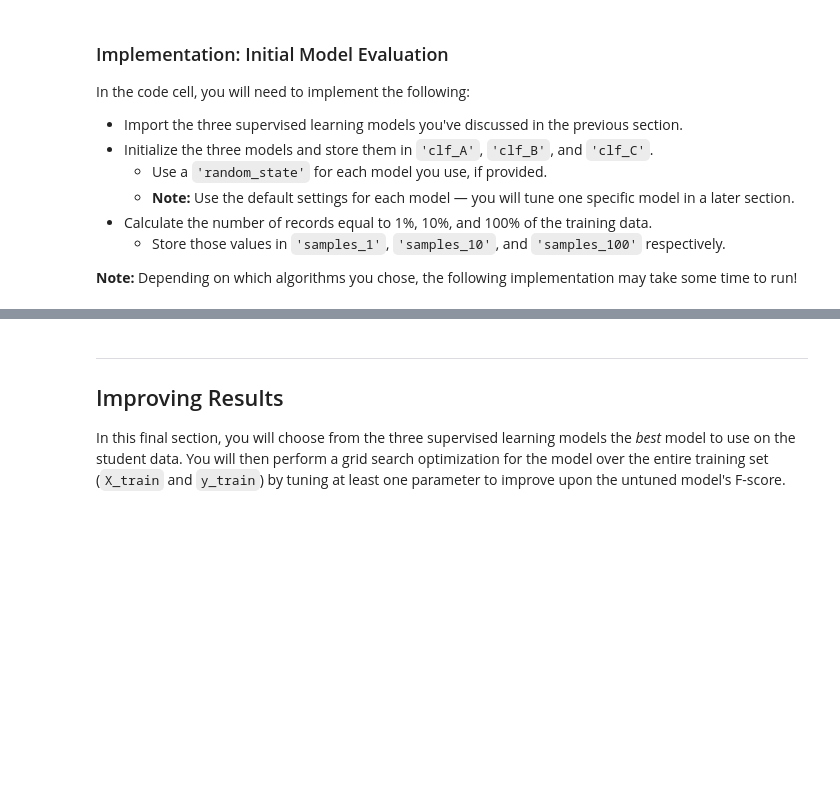
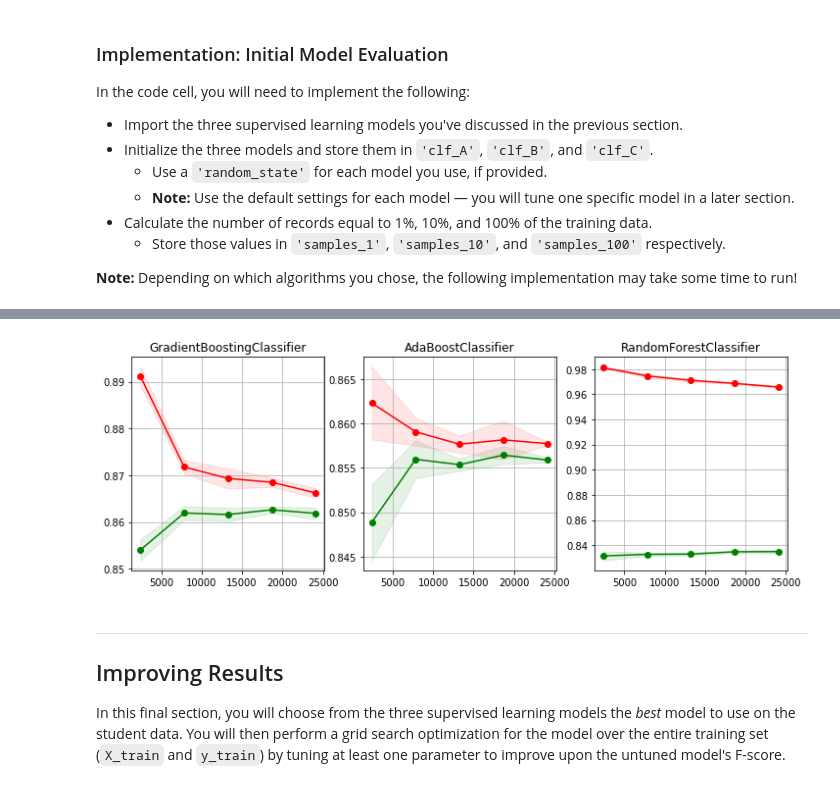
Before and after one commit to dexpota/udacity-machine-learning-introduction, a Jupyter notebook: projects/p1_finding_donors/finding_donors.ipynb, the cells around one changed output, grey strips where cells are left out. Saved outputs shown, nothing was run; the diff lists cells and outputs as text; code cells hidden in the pictures; blank space fills up the shorter version.

```diff
--- a/projects/p1_finding_donors/finding_donors.ipynb
+++ b/projects/p1_finding_donors/finding_donors.ipynb
@@ -425,3 +472,44 @@ SGDClassifier trained on 36177 samples.
+# %%
+import numpy as np
+import matplotlib.pyplot as plt
+from sklearn.naive_bayes import GaussianNB
+from sklearn.svm import SVC
+from sklearn.datasets import load_digits
+from sklearn.model_selection import learning_curve
+from sklearn.model_selection import ShuffleSplit
+
+
+
+def plot_learning_curve(classifiers, X, y, ylim=None, cv=None,
+                        n_jobs=None, train_sizes=np.linspace(.1, 1.0, 5)):
+    fig, ax = plt.subplots(1, 3, figsize = (12,4))
+    for j, clf in enumerate(classifiers):
+        title = clf.__class__.__name__
+        estimator = clf
+
+        train_sizes, train_scores, test_scores = learning_curve(estimator, X, y, cv=cv, n_jobs=n_jobs, train_sizes=train_sizes)
+        train_scores_mean = np.mean(train_scores, axis=1)
+        train_scores_std = np.std(train_scores, axis=1)
+        test_scores_mean = np.mean(test_scores, axis=1)
+        test_scores_std = np.std(test_scores, axis=1)
+
+        axes = ax[j]
+        axes.set_title(title)
+        axes.grid()
+        axes.fill_between(train_sizes, train_scores_mean - train_scores_std,
+                         train_scores_mean + train_scores_std, alpha=0.1,
+                         color="r")
+        axes.fill_between(train_sizes, test_scores_mean - test_scores_std,
+                         test_scores_mean + test_scores_std, alpha=0.1, color="g")
+        axes.plot(train_sizes, train_scores_mean, 'o-', color="r",
+                 label="Training score")
+        axes.plot(train_sizes, test_scores_mean, 'o-', color="g",
+                 label="Cross-validation score")
+    plt.show()
+
+plot_learning_curve(classifiers, X_train, y_train, n_jobs=4)
+# %% [output]
+[figure, added]
 # %% [markdown]
 ----
 ## Improving Results
```
Also changed, not shown: parts of 21 cells of this notebook.
